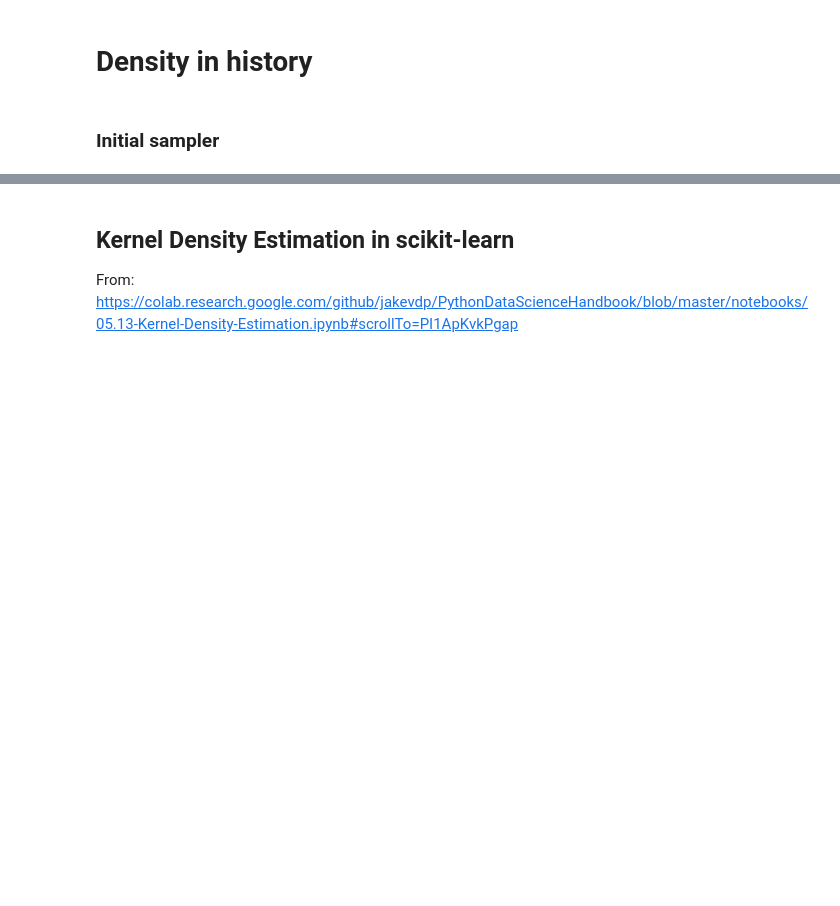
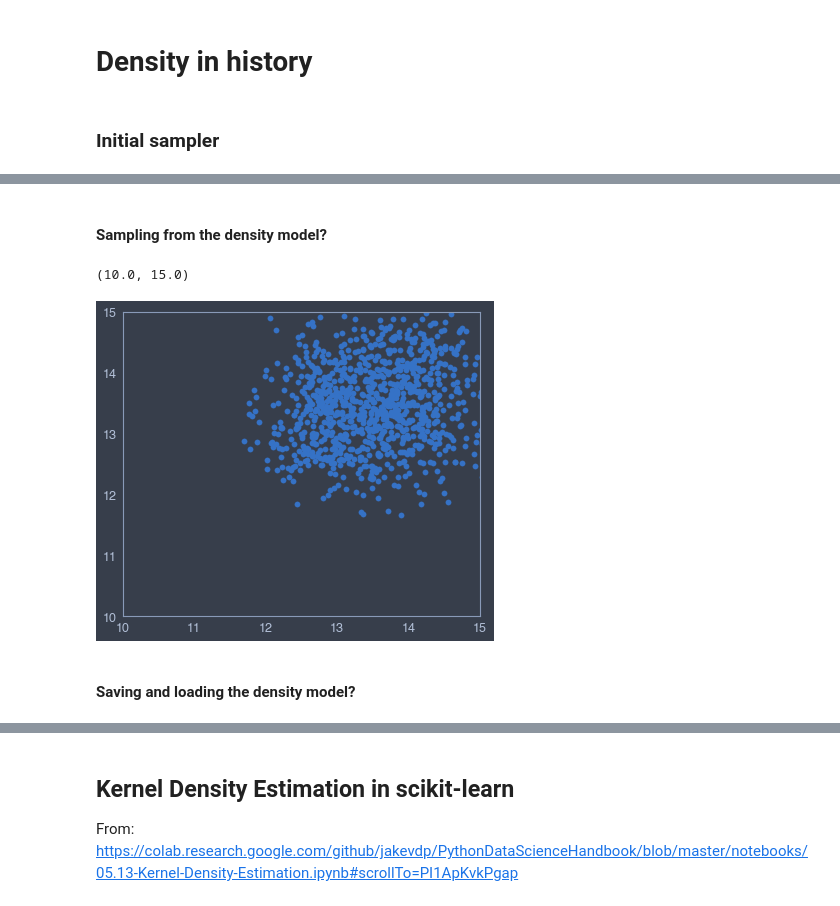
Before and after one commit to mjadiaz/toy-models, a Jupyter notebook: notebooks/building_toy_models.ipynb, the cells around one changed output, grey strips where cells are left out. Drawn from its saved outputs; the diff is of its cells as text; code cells hidden in the pictures; blank space fills up the shorter version.

```diff
--- a/notebooks/building_toy_models.ipynb
+++ b/notebooks/building_toy_models.ipynb
@@ -155,0 +156,14 @@ fig.colorbar(cb, ax=ax)
+# %% [markdown]
+#### Sampling from the density model?
+# %%
+samples = kernel.sample(n_samples=1000).T
+x,y = samples
+ax = plt.scatter(x,y)
+ax = plt.gca()
+ax.set_xlim([bottom, top])
+ax.set_ylim([bottom, top])
+# %% [output]
+(10.0, 15.0)
+[figure, added]
+# %% [markdown]
+#### Saving and loading the density model?
```
Also changed, not shown: parts of 4 cells of this notebook, 2 other files.
